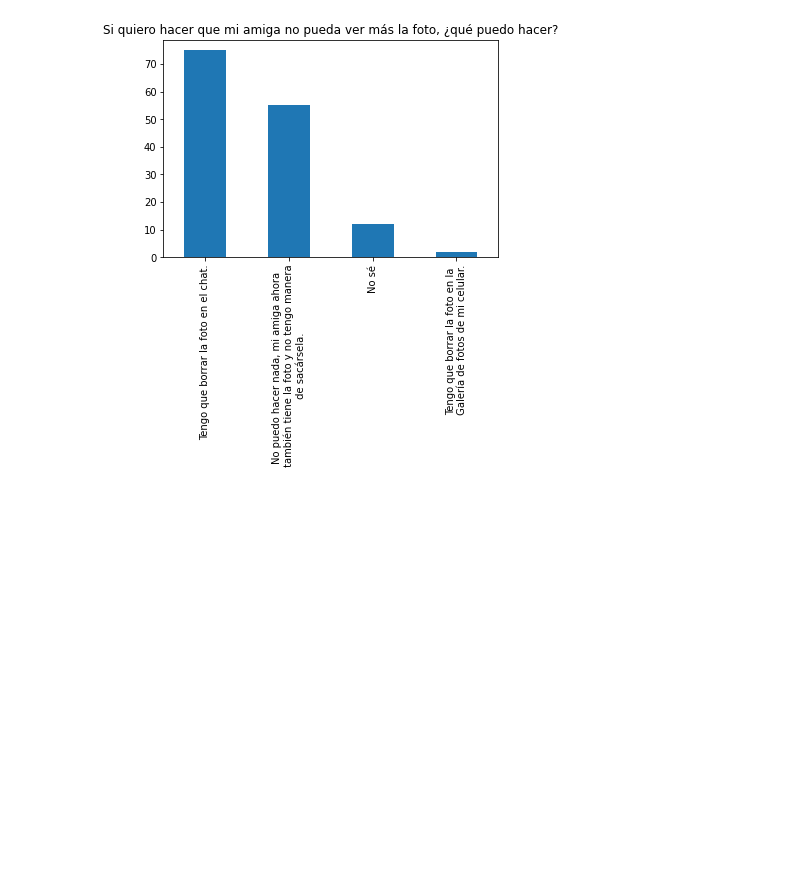
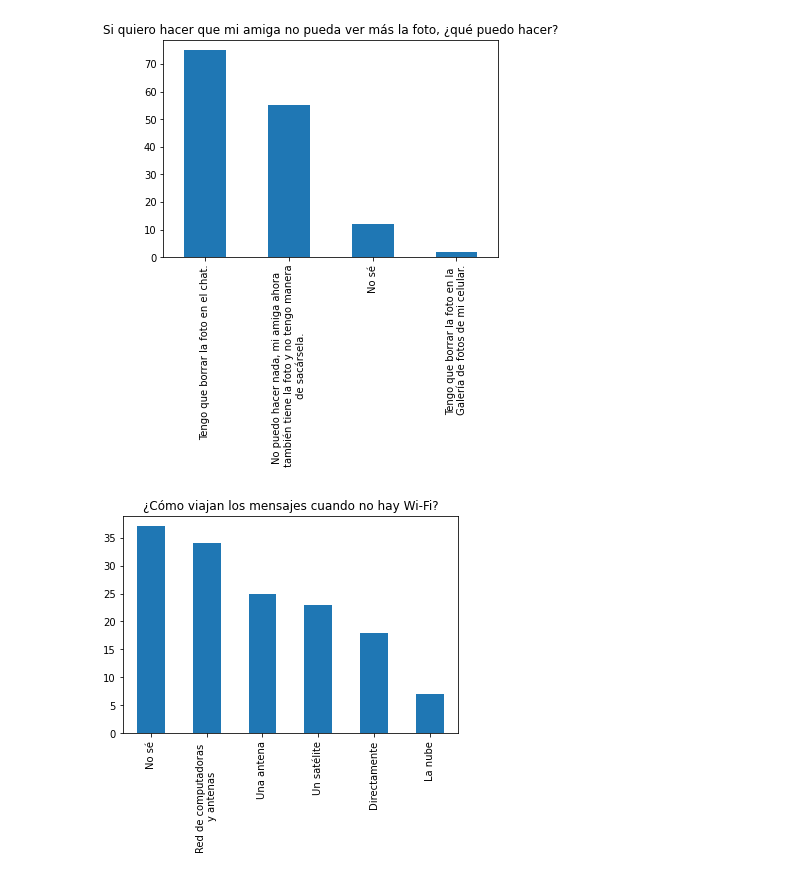
Before and after one commit to luparral/misconceptions, a Jupyter notebook: notebooks/Análisis exploratorio.ipynb, the cells around one changed output. Saved outputs shown, nothing was run; the diff lists cells and outputs as text; code cells hidden in the pictures; blank space fills up the shorter version.

```diff
--- a/notebooks/Análisis exploratorio.ipynb
+++ b/notebooks/Análisis exploratorio.ipynb
@@ -190,4 +190,23 @@ plt.title("Si quiero hacer que mi amiga no pueda ver más la foto, ¿qué puedo
 plt.xticks(positions, labels);
 # %% [output]
 [figure]
+# %%
+# Sofi está en la calle sin Wi-Fi y le quiere mandar un mensaje de WhatsApp a Santi.  ¿Cuál de las cinco imágenes representa mejor la manera en la que el mensaje viaja?
+
+
+positions = (0, 1, 2, 3, 4, 5)
+labels = ("No sé", \
+          "Red de computadoras \ny antenas", \
+          "Una antena", \
+          "Un satélite", \
+          "Directamente",
+          "La nube")
+
+
+df["q_mensaje_sin_wifi"].value_counts().plot.bar()
+plt.title("¿Cómo viajan los mensajes cuando no hay Wi-Fi?")
+
+plt.xticks(positions, labels);
+# %% [output]
+[figure, added]
 # %%
```
Also changed, not shown: parts of 11 cells of this notebook, 1 other file.
